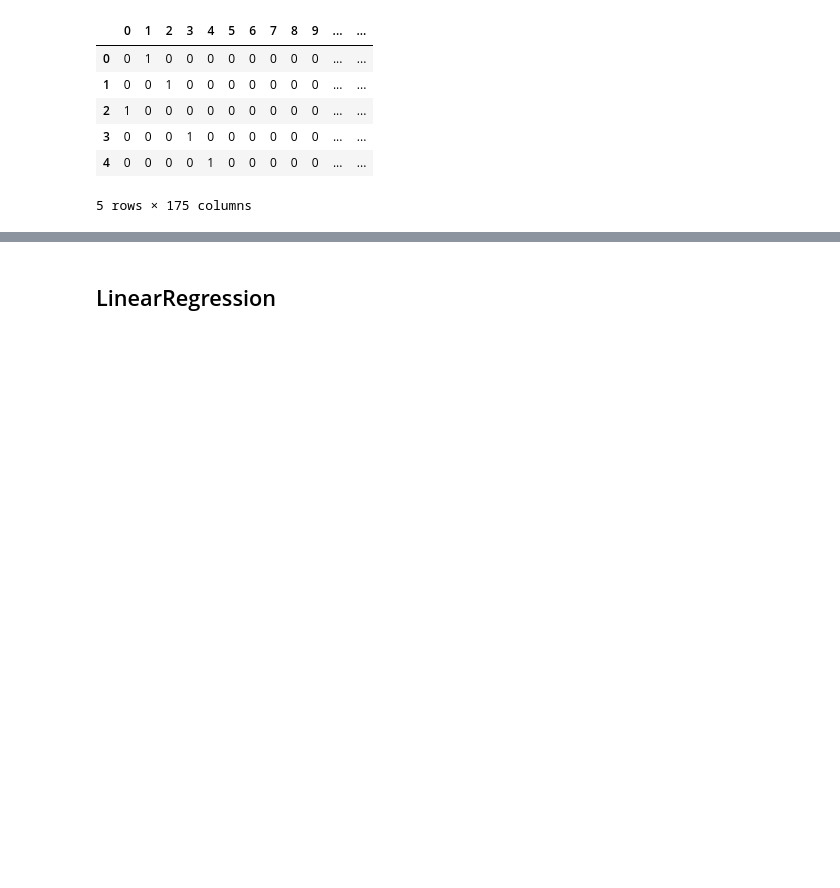
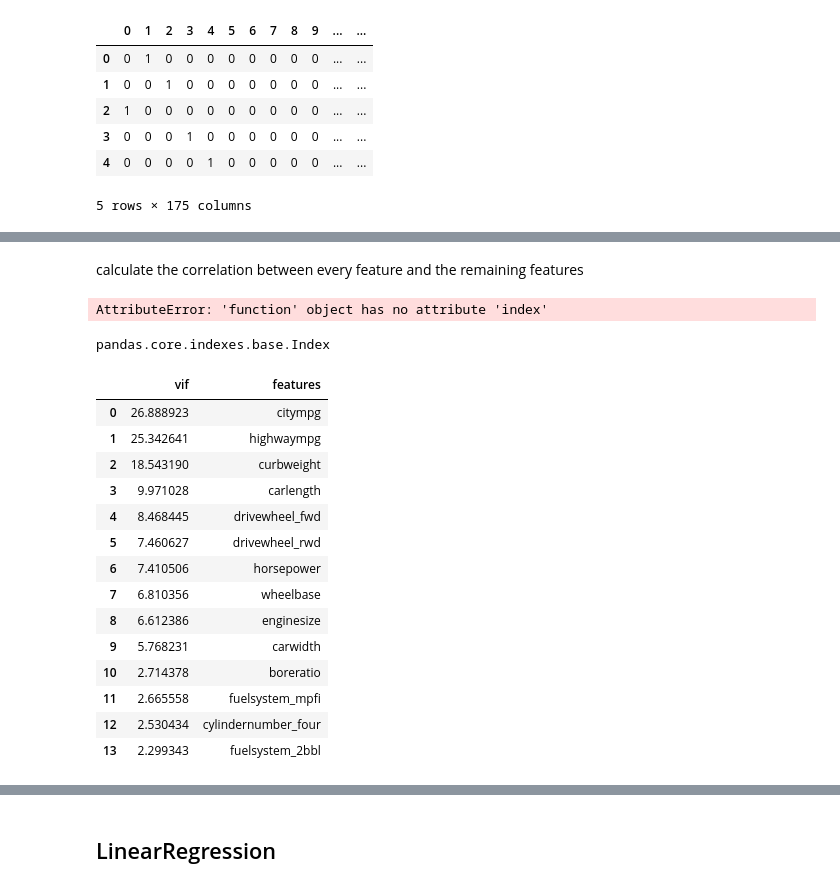
Before and after one commit to notfakearcher/yanjun, a Jupyter notebook: 01_topics/machine_learning/regression /simple regression.ipynb, the cells around one changed output, grey strips where cells are left out. Drawn from its saved outputs; the diff is of its cells as text; code cells hidden in the pictures; blank space fills up the shorter version.

```diff
--- a/01_topics/machine_learning/regression /simple regression.ipynb
+++ b/01_topics/machine_learning/regression /simple regression.ipynb
@@ -198,0 +326,31 @@ hm = heatmap(cm, row_names= car1.columns, column_names= car1.columns)
+# %% [markdown]
+calculate the correlation between every feature and the remaining features
+# %%
+X.columns.item
+# %% [output]
+AttributeError: 'function' object has no attribute 'index'
+# %%
+type(X.columns)
+# %% [output]
+pandas.core.indexes.base.Index
+# %%
+# use variance inflation factor to calcualte
+vif = [variance_inflation_factor(exog = X, exog_idx = i) for i in range(len(X.columns))]
+VIF = pd.DataFrame({'vif':vif, 'features' :X.columns}).sort_values(by = 'vif', ascending= False).reset_index(drop = True)
+VIF
+# %% [output]
+|  | vif | features |
+| 0 | 26.888923 | citympg |
+| 1 | 25.342641 | highwaympg |
+| 2 | 18.543190 | curbweight |
+| 3 | 9.971028 | carlength |
+| 4 | 8.468445 | drivewheel_fwd |
+| 5 | 7.460627 | drivewheel_rwd |
+| 6 | 7.410506 | horsepower |
+| 7 | 6.810356 | wheelbase |
+| 8 | 6.612386 | enginesize |
+| 9 | 5.768231 | carwidth |
+| 10 | 2.714378 | boreratio |
+| 11 | 2.665558 | fuelsystem_mpfi |
+| 12 | 2.530434 | cylindernumber_four |
+| 13 | 2.299343 | fuelsystem_2bbl |
```
Also changed, not shown: parts of 33 cells of this notebook.
